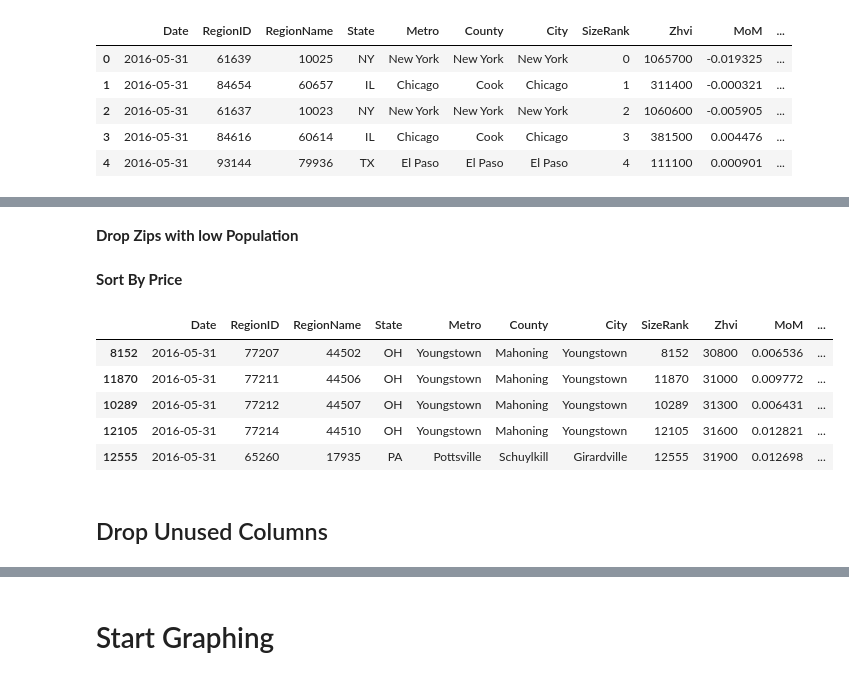
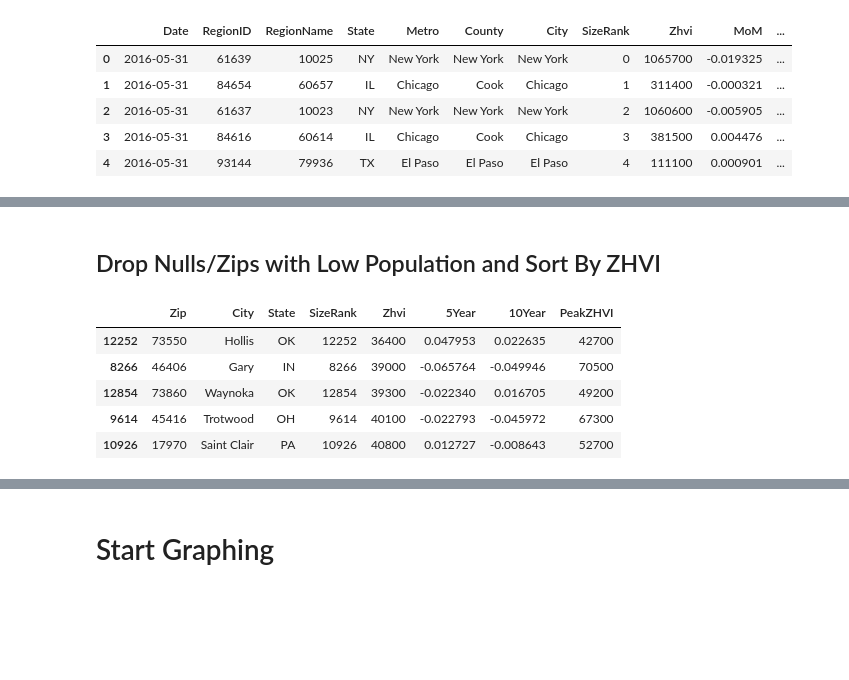
Before and after one commit to ktorquem/Zillow-Housing-Practice, a Jupyter notebook: Zillow Housing Practice.ipynb, the cells around one changed output, grey strips where cells are left out. Drawn from its saved outputs; the diff is of its cells as text; code cells hidden in the pictures; blank space fills up the shorter version.

```diff
--- a/Zillow Housing Practice.ipynb
+++ b/Zillow Housing Practice.ipynb
@@ -9,8 +9,8 @@ Populating the interactive namespace from numpy and matplotlib
 
 &nbsp;&nbsp;&nbsp;&nbsp;&nbsp;&nbsp;**ZHVI = Zillow Home Value Index**
 # %%
-zhvi = pd.read_csv("Zip_Zhvi_Summary_AllHomes.csv")
-zhvi.head(5)
+df = pd.read_csv("Zip_Zhvi_Summary_AllHomes.csv")
+df.head(5)
 # %% [output]
 |  | Date | RegionID | RegionName | State | Metro | County | City | SizeRank | Zhvi | MoM | ... |
 | 0 | 2016-05-31 | 61639 | 10025 | NY | New York | New York | New York | 0 | 1065700 | -0.019325 | ... |
@@ -20,0 +23,4 @@ zhvi.head(5)
+# %%
+price = df[['RegionName','City','State','SizeRank','Zhvi','5Year','10Year','PeakZHVI']]
+price.columns.values[0] = 'Zip'
+price.head(5)
@@ -21,16 +34,13 @@ zhvi.head(5)
 # %% [markdown]
-**Drop Zips with low Population**
+## Drop Nulls/Zips with Low Population and Sort By ZHVI
-# %% [markdown]
-**Sort By Price**
 # %%
-zhvi = zhvi[zhvi.SizeRank > 8000]
-zhvi.sort_values(by='Zhvi').head(5)
+price = price[pd.notnull(price['10Year'])]
+price = price[price.SizeRank > 8000]
+price.sort_values(by='Zhvi').head(5)
 # %% [output]
-|  | Date | RegionID | RegionName | State | Metro | County | City | SizeRank | Zhvi | MoM | ... |
-| 8152 | 2016-05-31 | 77207 | 44502 | OH | Youngstown | Mahoning | Youngstown | 8152 | 30800 | 0.006536 | ... |
-| 11870 | 2016-05-31 | 77211 | 44506 | OH | Youngstown | Mahoning | Youngstown | 11870 | 31000 | 0.009772 | ... |
-| 10289 | 2016-05-31 | 77212 | 44507 | OH | Youngstown | Mahoning | Youngstown | 10289 | 31300 | 0.006431 | ... |
-| 12105 | 2016-05-31 | 77214 | 44510 | OH | Youngstown | Mahoning | Youngstown | 12105 | 31600 | 0.012821 | ... |
-| 12555 | 2016-05-31 | 65260 | 17935 | PA | Pottsville | Schuylkill | Girardville | 12555 | 31900 | 0.012698 | ... |
+|  | Zip | City | State | SizeRank | Zhvi | 5Year | 10Year | PeakZHVI |
+| 12252 | 73550 | Hollis | OK | 12252 | 36400 | 0.047953 | 0.022635 | 42700 |
+| 8266 | 46406 | Gary | IN | 8266 | 39000 | -0.065764 | -0.049946 | 70500 |
+| 12854 | 73860 | Waynoka | OK | 12854 | 39300 | -0.022340 | 0.016705 | 49200 |
+| 9614 | 45416 | Trotwood | OH | 9614 | 40100 | -0.022793 | -0.045972 | 67300 |
+| 10926 | 17970 | Saint Clair | PA | 10926 | 40800 | 0.012727 | -0.008643 | 52700 |
-# %% [markdown]
-## Drop Unused Columns
```
Also changed, not shown: parts of 6 cells of this notebook, 2 other files.
